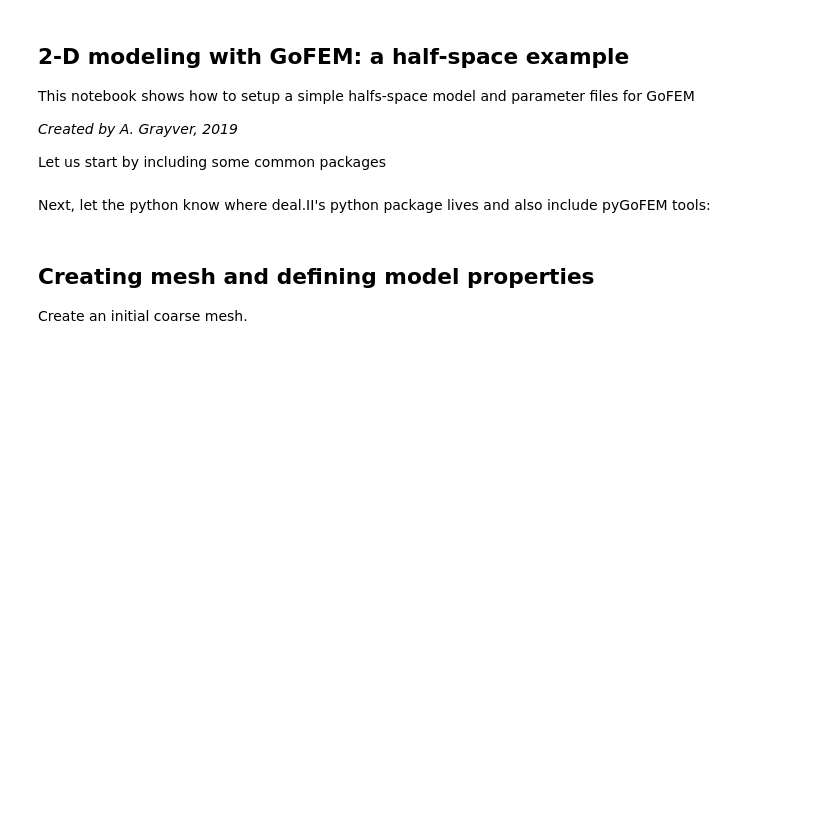
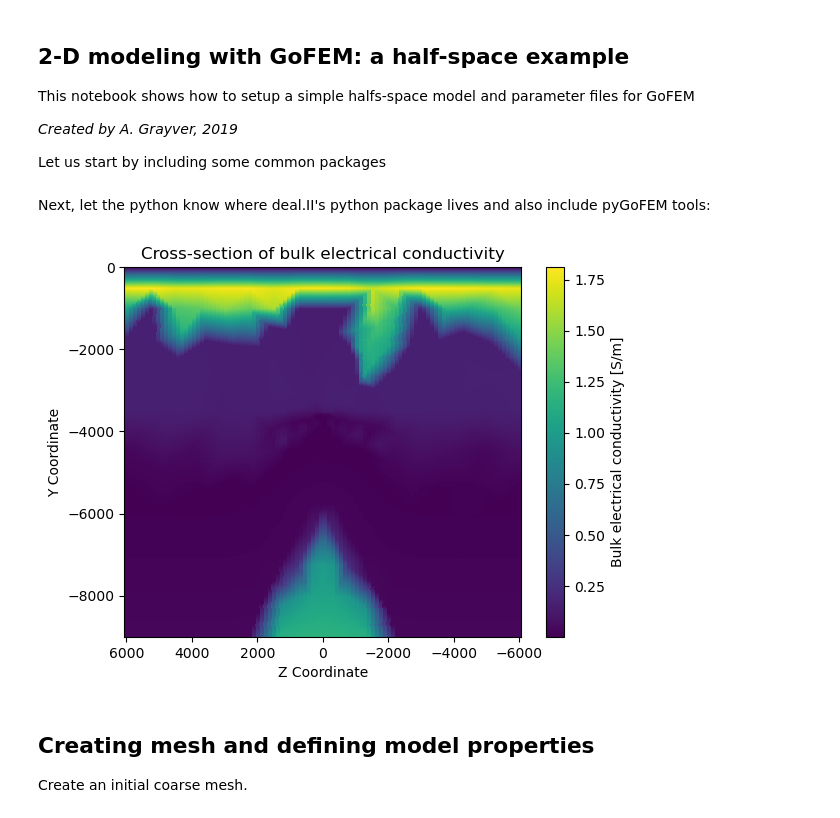
Before and after one commit to larsmkrause/jupyter-notebooks, a Jupyter notebook: 01_example_2D_MT_CSEM_modeling.ipynb, the cells around one changed output. Drawn from its saved outputs; the diff is of its cells as text; code cells hidden in the pictures; blank space fills up the shorter version.

```diff
--- a/01_example_2D_MT_CSEM_modeling.ipynb
+++ b/01_example_2D_MT_CSEM_modeling.ipynb
@@ -29,16 +31,3 @@ if module_path not in sys.path:
     sys.path.append(module_path)
 
 import PyDealII.Release as dealii
-# %%
-# Read the source file
-file_name = "CubeLarge6k_Sal_BHF175_BDT450_K14_15000-out.vtu"
-
-# Read the source file.
-reader = vtk.vtkXMLUnstructuredGridReader()
-reader.SetFileName(file_name)
-reader.Update()  # Needed because of GetScalarRange
-output = reader.GetOutput()
-
-# Get the point coordinates and point data
-points = output.GetPoints()
-point_data = output.GetPointData()
@@ -66,3 +73,28 @@ for name in array_names:
+# %%
+# Create a 2D grid for the data
+z_min, z_max = np.min(z), np.max(z)
+y_min, y_max = np.min(y), np.max(y)
+z_unique, y_unique = np.linspace(z_min, z_max, 100), np.linspace(y_min, y_max, 100)
+Z, Y = np.meshgrid(z_unique, y_unique)
+
+# Interpolate the bulk conductivity array onto the 2D grid
+points = np.column_stack((z, y))
+bulk_cond_grid = griddata(points, bulk_cond, (Z, Y), method='linear', fill_value=np.nan)
+
+# Create a pcolor plot
+fig, ax = plt.subplots()
+c = ax.pcolor(Z, Y, bulk_cond_grid)
+plt.xlabel('Z Coordinate')
+plt.ylabel('Y Coordinate')
+
+# Invert the z-axis (horizontal axis)
+ax.set_xlim(ax.get_xlim()[::-1])
+
+plt.colorbar(c, label='Bulk electrical conductivity [S/m]')
+plt.title('Cross-section of bulk electrical conductivity')
+plt.show()
+# %% [output]
+[figure, added]
 # %% [markdown]
 ## Creating mesh and defining model properties
 
```
Also changed, not shown: parts of 9 cells of this notebook.
